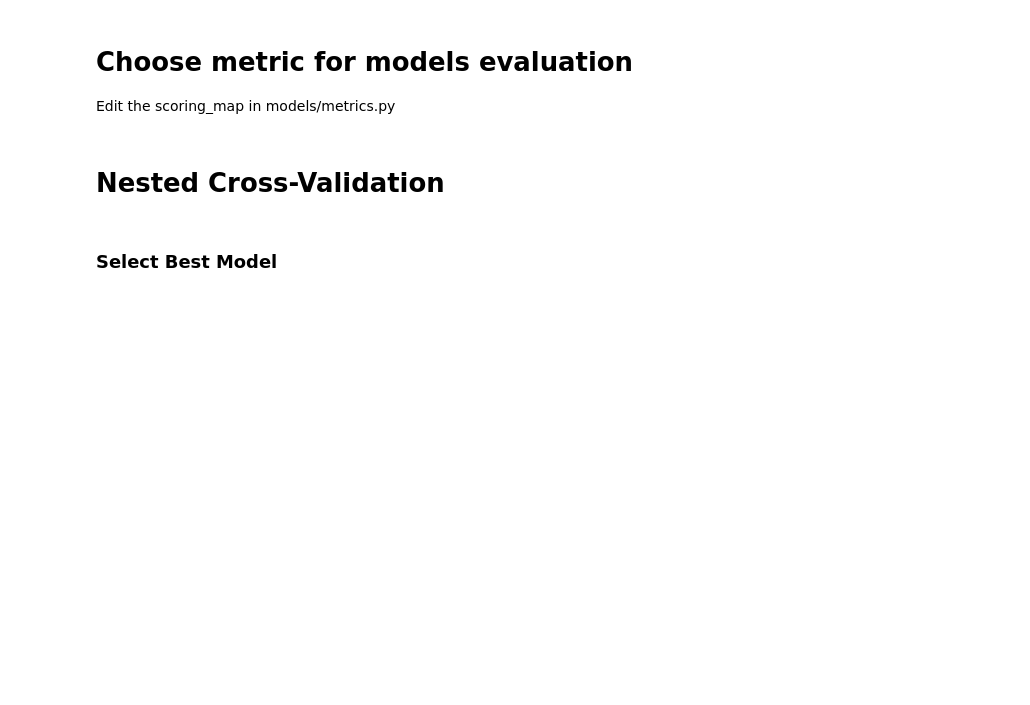
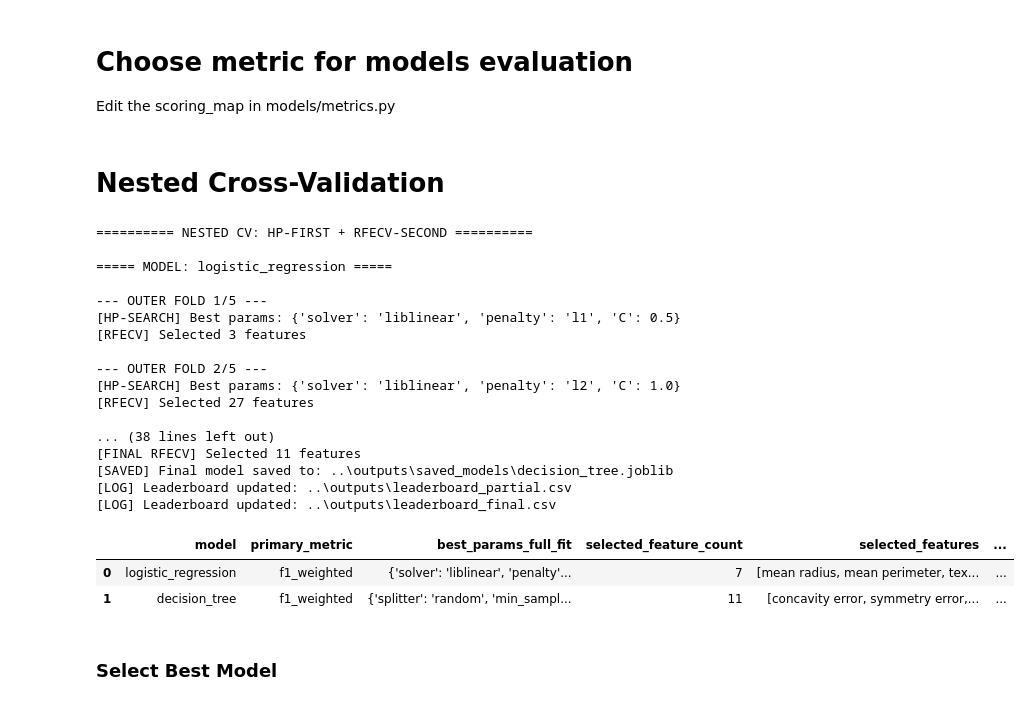
Before and after one commit to WewerAlbrechtsenLab/ML, a Jupyter notebook: notebooks/ML.ipynb, the cells around one changed output. Drawn from its saved outputs; the diff is of its cells as text; code cells hidden in the pictures; blank space fills up the shorter version.

Commit message:
Save joblib for each finished model

```diff
--- a/notebooks/ML.ipynb
+++ b/notebooks/ML.ipynb
@@ -28,22 +28,26 @@ Features as pd df.
 # %%
 import pandas as pd
 from sklearn.datasets import load_breast_cancer
+from sklearn.model_selection import train_test_split
 import numpy as np
 #data = pd.read_csv(config.data_path, sep="\t")
 
 data = load_breast_cancer(as_frame=True)
-features = data.data
-targets = data.target
+
+X_train, X_ext, y_train, y_ext = train_test_split(
+    data.data, data.target, test_size=0.2, random_state=42, stratify=data.target
+)
+
 # construct the (sample,batch) index
-features.index = pd.MultiIndex.from_arrays(
+X_train.index = pd.MultiIndex.from_arrays(
     [
-        features.index.astype(str),
-        np.random.randint(0, 10, len(features))
+        X_train.index.astype(str),
+        np.random.randint(0, 10, len(X_train))
     ],
     names=["sample", "batch"]
 )
 
-targets.index = features.index  # sync indexes
+y_train.index = X_train.index  # sync indexes
 # %% [markdown]
 ## Preprocessing
 
@@ -77,16 +102,37 @@ Edit the scoring_map in models/metrics.py
 # %%
 from sklearn import set_config
 set_config(enable_metadata_routing=True)
 from ml.models.training import nested_cross_validate_models
 
 
 leaderboard, trained_models = nested_cross_validate_models(
     models=models,
-    X=features,
-    y=targets,
+    X=X_train,
+    y=y_train,
     config=config,
 )
 leaderboard
+# %% [output]
+========== NESTED CV: HP-FIRST + RFECV-SECOND ==========
+
+===== MODEL: logistic_regression =====
+
+--- OUTER FOLD 1/5 ---
+[HP-SEARCH] Best params: {'solver': 'liblinear', 'penalty': 'l1', 'C': 0.5}
+[RFECV] Selected 3 features
+
+--- OUTER FOLD 2/5 ---
+[HP-SEARCH] Best params: {'solver': 'liblinear', 'penalty': 'l2', 'C': 1.0}
+[RFECV] Selected 27 features
+
+... (38 lines left out)
+[FINAL RFECV] Selected 11 features
+[SAVED] Final model saved to: ..\outputs\saved_models\decision_tree.joblib
+[LOG] Leaderboard updated: ..\outputs\leaderboard_partial.csv
+[LOG] Leaderboard updated: ..\outputs\leaderboard_final.csv
+|  | model | primary_metric | best_params_full_fit | selected_feature_count | selected_features | ... |
+| 0 | logistic_regression | f1_weighted | {'solver': 'liblinear', 'penalty'... | 7 | [mean radius, mean perimeter, tex... | ... |
+| 1 | decision_tree | f1_weighted | {'splitter': 'random', 'min_sampl... | 11 | [concavity error, symmetry error,... | ... |
 # %% [markdown]
 ### Select Best Model
 # %%
```
Also changed, not shown: parts of 9 cells of this notebook, 2 other files.
